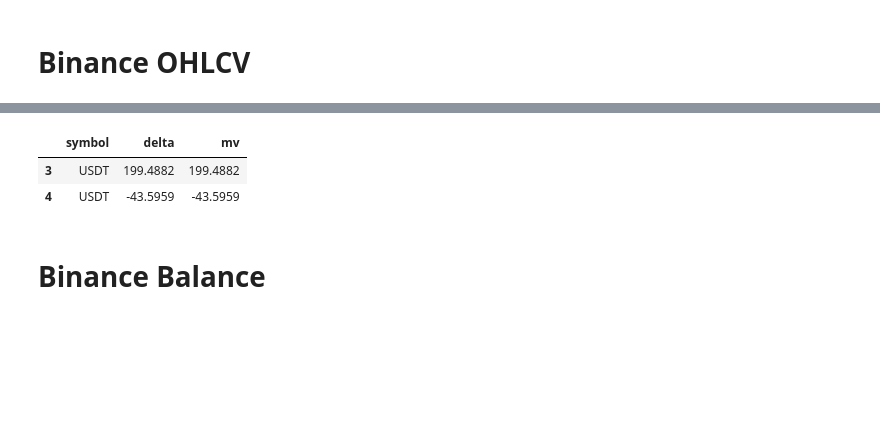
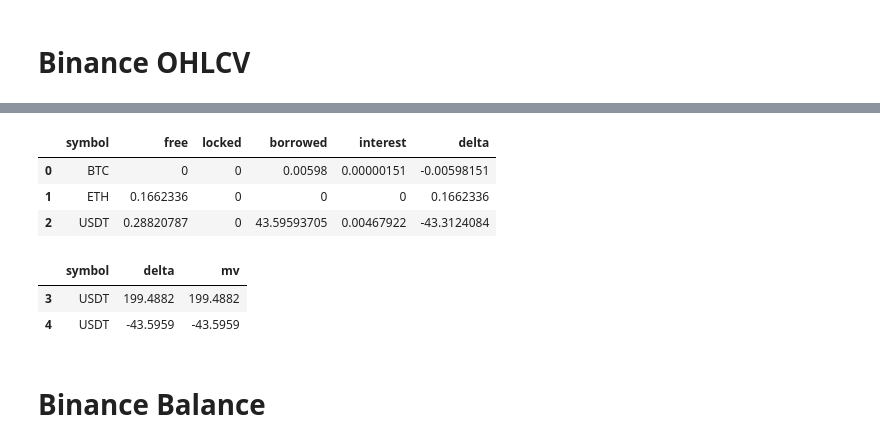
Before and after one commit to BilalBAI/crypto-trading, a Jupyter notebook: notebooks/markets.ipynb, the cells around one changed output, grey strips where cells are left out. Drawn from its saved outputs; the diff is of its cells as text; code cells hidden in the pictures; blank space fills up the shorter version.

Commit message:
format positions into DataFrame

```diff
--- a/notebooks/markets.ipynb
+++ b/notebooks/markets.ipynb
@@ -70,3 +77,10 @@ df_cash = df.loc[df.symbol.isin(['USDT'])]
+# %%
+pd.DataFrame(dd['info']['userAssets']).rename(columns={'asset':'symbol','netAsset':'delta'})
+# %% [output]
+|  | symbol | free | locked | borrowed | interest | delta |
+| 0 | BTC | 0 | 0 | 0.00598 | 0.00000151 | -0.00598151 |
+| 1 | ETH | 0.1662336 | 0 | 0 | 0 | 0.1662336 |
+| 2 | USDT | 0.28820787 | 0 | 43.59593705 | 0.00467922 | -43.3124084 |
 # %%
 df_cash
 # %% [output]
```
Also changed, not shown: parts of 3 cells of this notebook, 1 other file.
